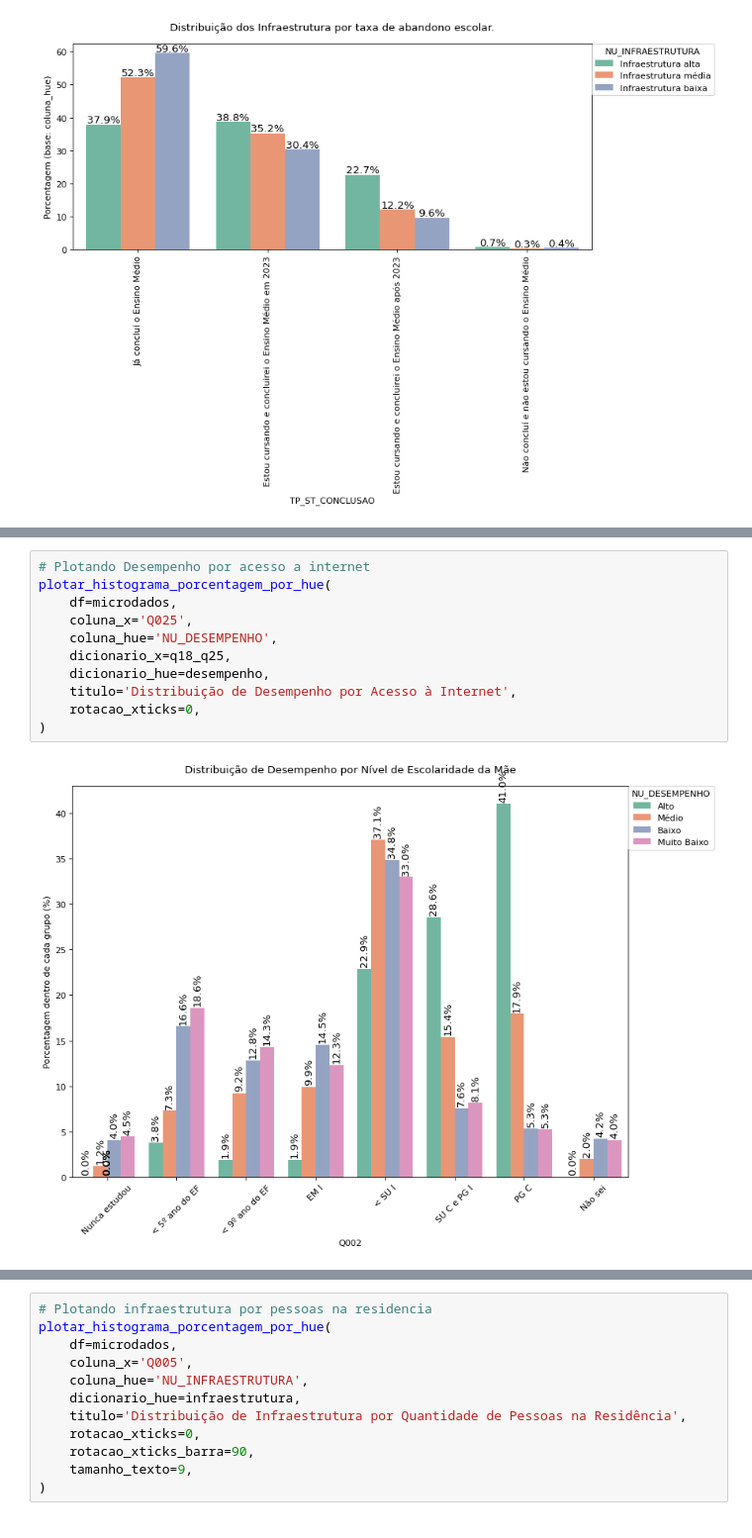
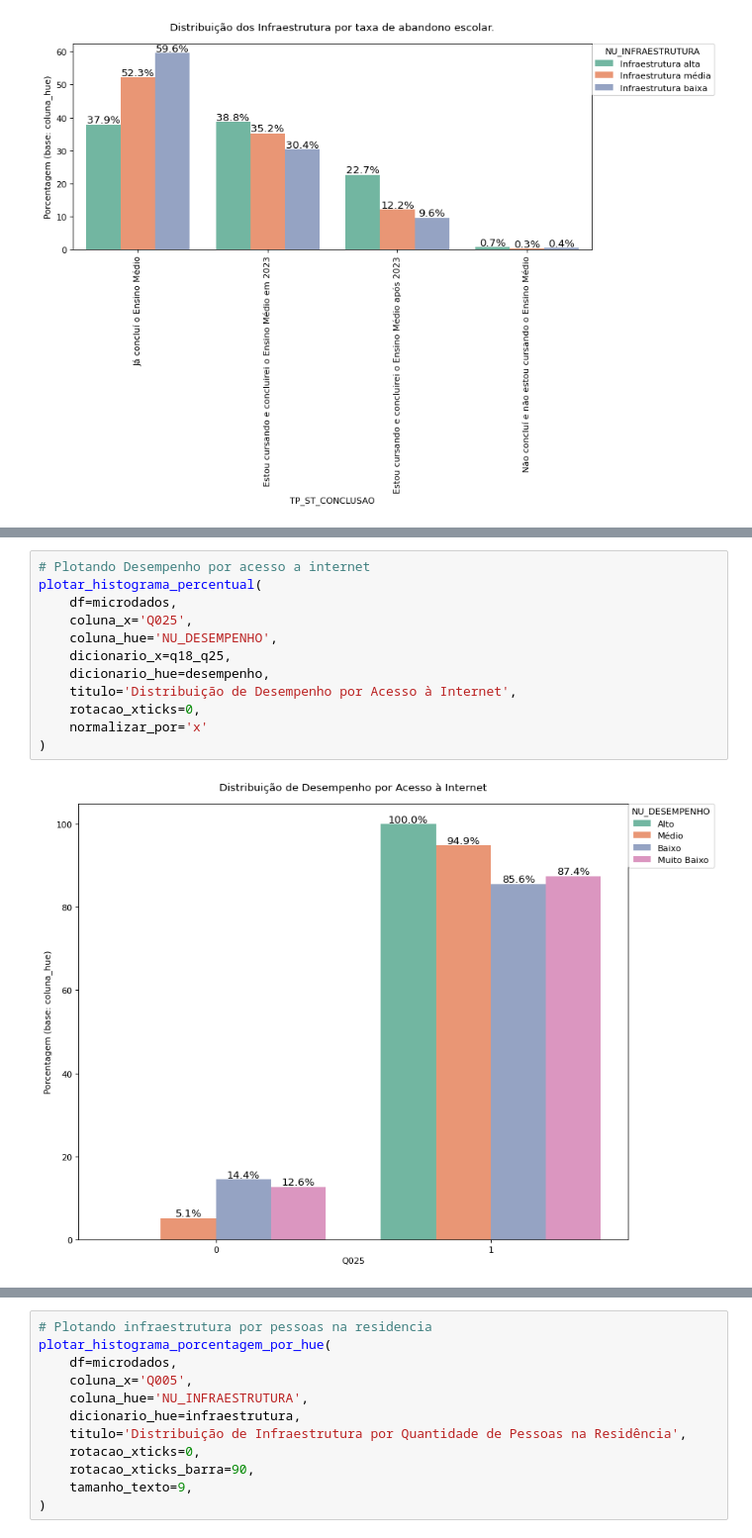
Before and after one commit to RafaelPetit/Microdados, a Jupyter notebook: microdados_V4.ipynb, the cells around one changed output, grey strips where cells are left out. Shown at 99% size. Drawn from its saved outputs; the diff is of its cells as text.

```diff
--- a/microdados_V4.ipynb
+++ b/microdados_V4.ipynb
@@ -970,16 +749,17 @@ plotar_histograma_porcentagem_por_hue(
 [figure]
 # %%
 # Plotando Desempenho por acesso a internet
-plotar_histograma_porcentagem_por_hue(
+plotar_histograma_percentual(
     df=microdados,
     coluna_x='Q025',
     coluna_hue='NU_DESEMPENHO',
     dicionario_x=q18_q25,
     dicionario_hue=desempenho,
     titulo='Distribuição de Desempenho por Acesso à Internet',
     rotacao_xticks=0,
+    normalizar_por='x'
 )
 # %% [output]
-[figure, old version]
+[figure, new version]
 # %%
 # Plotando Desempenho por pessoas na residencia
```
Also changed, not shown: parts of 19 cells of this notebook.
